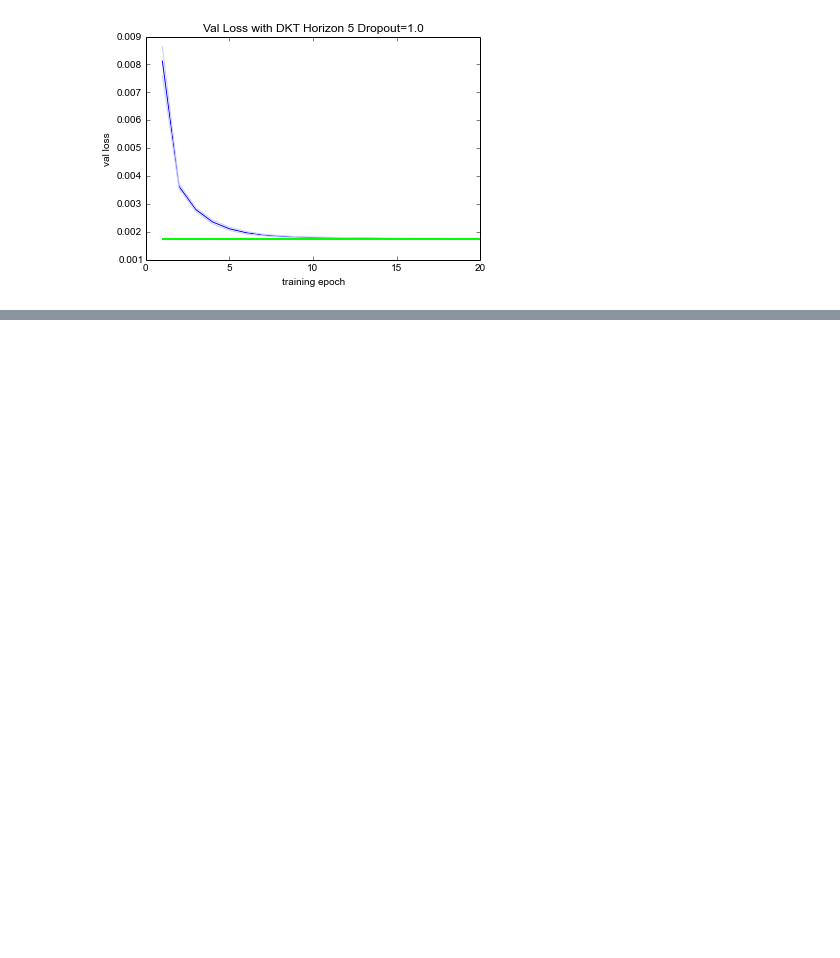
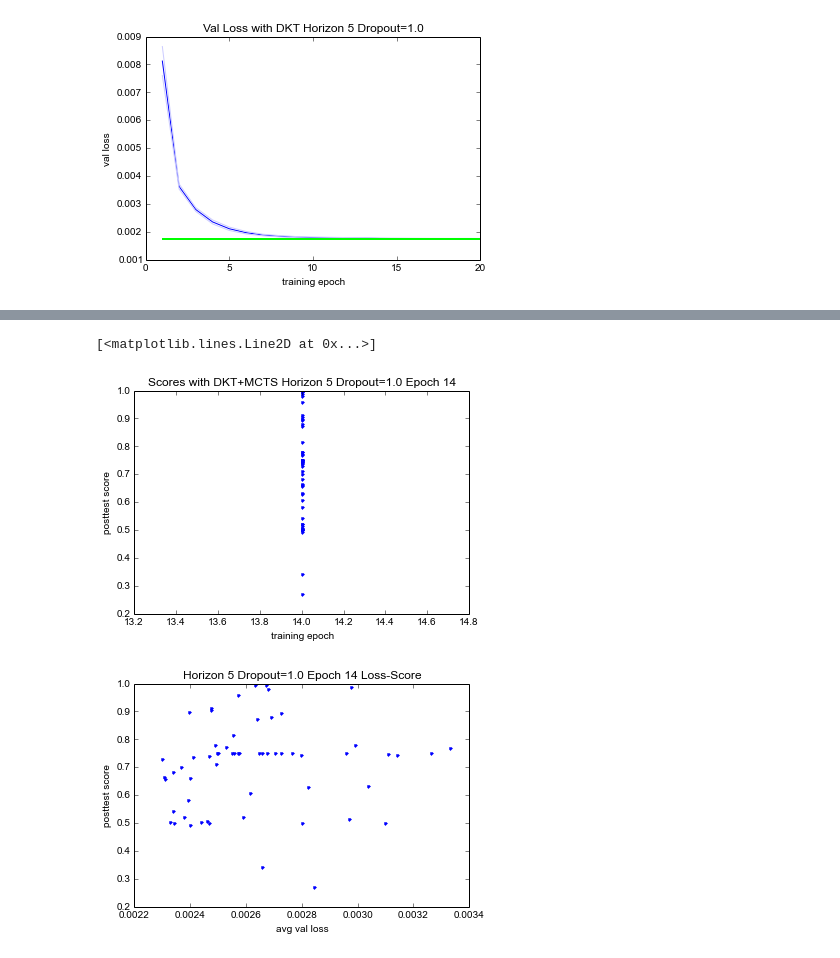
Before and after one commit to lisa-1010/smart-tutor, a Jupyter notebook: code/danielgraphing.ipynb, the cells around one changed output, grey strips where cells are left out. Drawn from its saved outputs; the diff is of its cells as text; code cells hidden in the pictures; blank space fills up the shorter version.

```diff
--- a/code/danielgraphing.ipynb
+++ b/code/danielgraphing.ipynb
@@ -997,0 +1036,36 @@ Val threshold using sig dig 1e-05 is 0.001766
+# %%
+data1 = np.load('experiments/earlystopping8.npz')
+data2 = np.load('experiments/earlystopping10.npz')
+
+vals = np.vstack([data1['vals'], data2['vals']])
+val_avg = np.mean(vals, axis=1)
+
+scores = np.concatenate([data1['scores'][:,0],data2['scores'][:,0]])
+
+#for r in six.moves.range(vals.shape[0]):
+#    six.print_('{:2d} [{}]'.format(r, ' '.join('{:.4f}'.format(x) for x in vals[r,:])))
+
+#for r in six.moves.range(val_sums.shape[0]):
+#    six.print_('{:2d} {:.5f} {:.4f}'.format(r, val_avg[r], scores[r]))
+
+figure()
+title('Scores with DKT+MCTS Horizon 5 Dropout=1.0 Epoch 14')
+xlabel('training epoch')
+ylabel('posttest score')
+
+xs = np.concatenate([data1['eps'],data2['eps']])
+ys = scores
+
+plot(xs, ys, '.', color='#0000ff')
+
+figure()
+title('Horizon 5 Dropout=1.0 Epoch 14 Loss-Score')
+xlabel('avg val loss')
+ylabel('posttest score')
+xs = val_avg
+ys = scores
+plot(xs, ys, '.', color='#0000ff')
+# %% [output]
+[<matplotlib.lines.Line2D at 0x...>]
+[figure, added]
+[figure, added]
```
Also changed, not shown: parts of 3 cells of this notebook, 1 other file.
